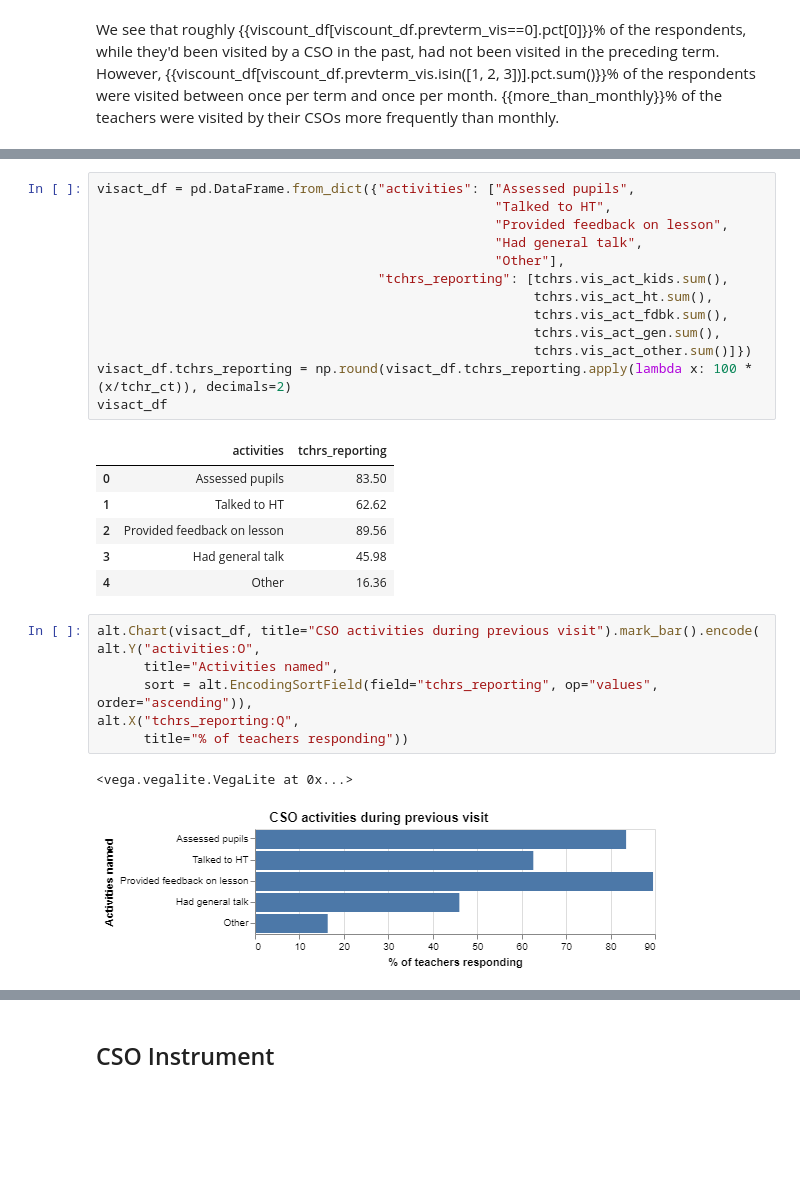
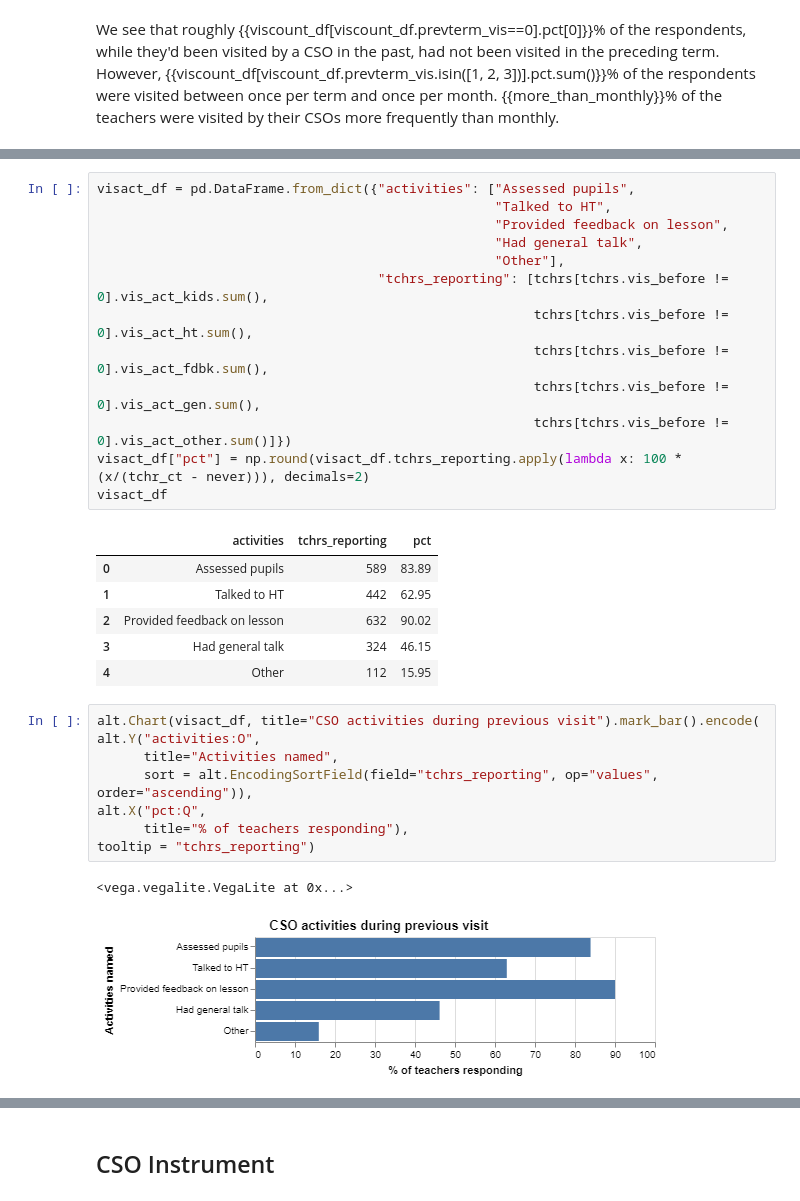
Before and after one commit to TSSlade/tusome-d4dm, a Jupyter notebook: tusome-d4dm exploration.ipynb, the cells around one changed output, grey strips where cells are left out. Drawn from its saved outputs; the diff is of its cells as text; blank space fills up the shorter version.

Commit message:
Further analyses of teacher data

```diff
--- a/tusome-d4dm exploration.ipynb
+++ b/tusome-d4dm exploration.ipynb
@@ -59,27 +63,28 @@ visact_df = pd.DataFrame.from_dict({"activities": ["Assessed pupils",
                                                    "Provided feedback on lesson",
                                                    "Had general talk",
                                                    "Other"],
-                                    "tchrs_reporting": [tchrs.vis_act_kids.sum(),
-                                                        tchrs.vis_act_ht.sum(),
-                                                        tchrs.vis_act_fdbk.sum(),
-                                                        tchrs.vis_act_gen.sum(),
-                                                        tchrs.vis_act_other.sum()]})
-visact_df.tchrs_reporting = np.round(visact_df.tchrs_reporting.apply(lambda x: 100 * (x/tchr_ct)), decimals=2)
+                                    "tchrs_reporting": [tchrs[tchrs.vis_before != 0].vis_act_kids.sum(),
+                                                        tchrs[tchrs.vis_before != 0].vis_act_ht.sum(),
+                                                        tchrs[tchrs.vis_before != 0].vis_act_fdbk.sum(),
+                                                        tchrs[tchrs.vis_before != 0].vis_act_gen.sum(),
+                                                        tchrs[tchrs.vis_before != 0].vis_act_other.sum()]})
+visact_df["pct"] = np.round(visact_df.tchrs_reporting.apply(lambda x: 100 * (x/(tchr_ct - never))), decimals=2)
 visact_df
 # %% [output]
-|  | activities | tchrs_reporting |
-| 0 | Assessed pupils | 83.50 |
-| 1 | Talked to HT | 62.62 |
-| 2 | Provided feedback on lesson | 89.56 |
-| 3 | Had general talk | 45.98 |
-| 4 | Other | 16.36 |
+|  | activities | tchrs_reporting | pct |
+| 0 | Assessed pupils | 589 | 83.89 |
+| 1 | Talked to HT | 442 | 62.95 |
+| 2 | Provided feedback on lesson | 632 | 90.02 |
+| 3 | Had general talk | 324 | 46.15 |
+| 4 | Other | 112 | 15.95 |
 # %%
 alt.Chart(visact_df, title="CSO activities during previous visit").mark_bar().encode(
 alt.Y("activities:O",
       title="Activities named",
       sort = alt.EncodingSortField(field="tchrs_reporting", op="values", order="ascending")),
-alt.X("tchrs_reporting:Q",
-      title="% of teachers responding"))
+alt.X("pct:Q",
+      title="% of teachers responding"),
+tooltip = "tchrs_reporting")
 # %% [output]
 <vega.vegalite.VegaLite at 0x...>
-[figure, old version]
+[figure, new version]
```
Also changed, not shown: parts of 14 cells of this notebook, 1 other file.
